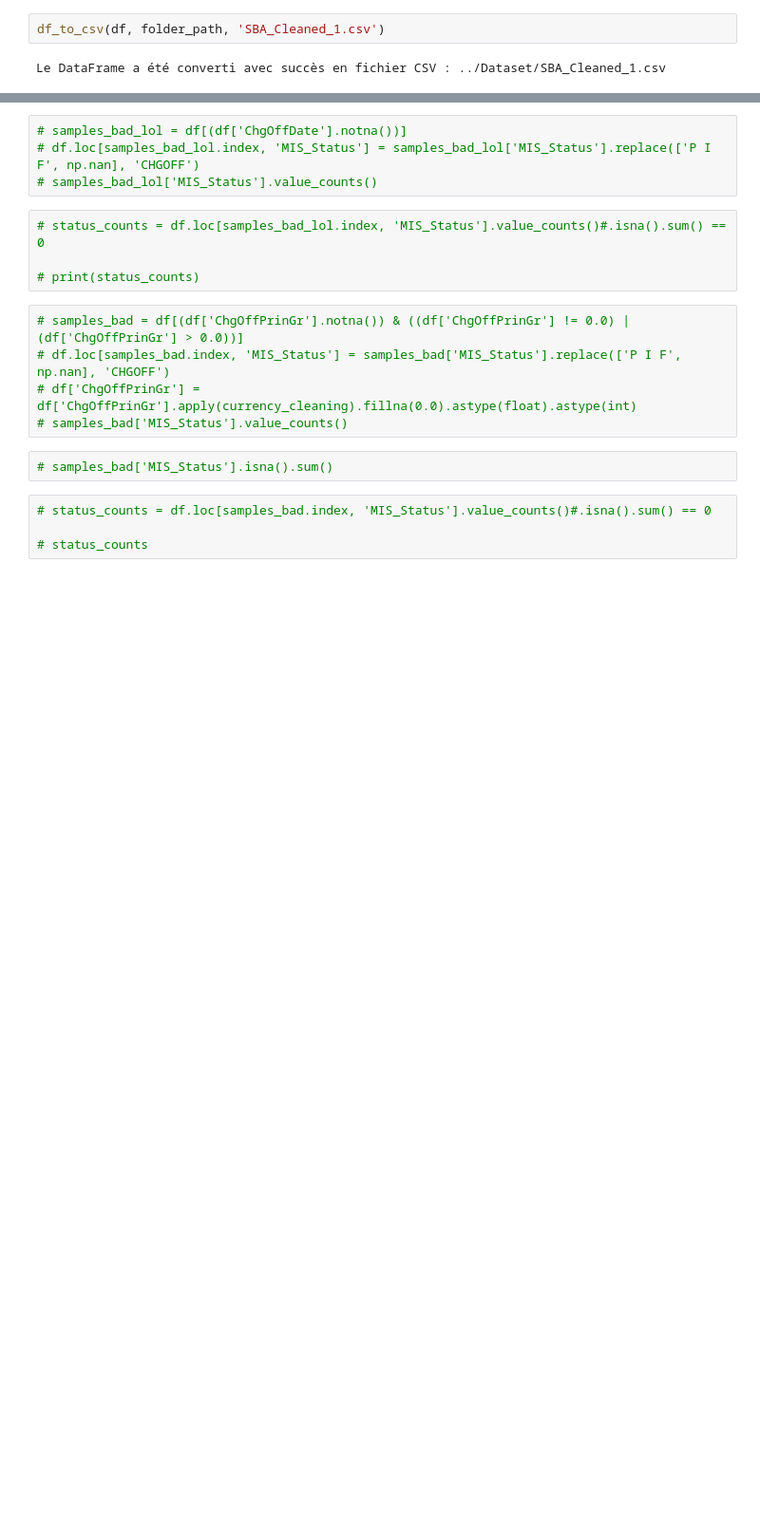
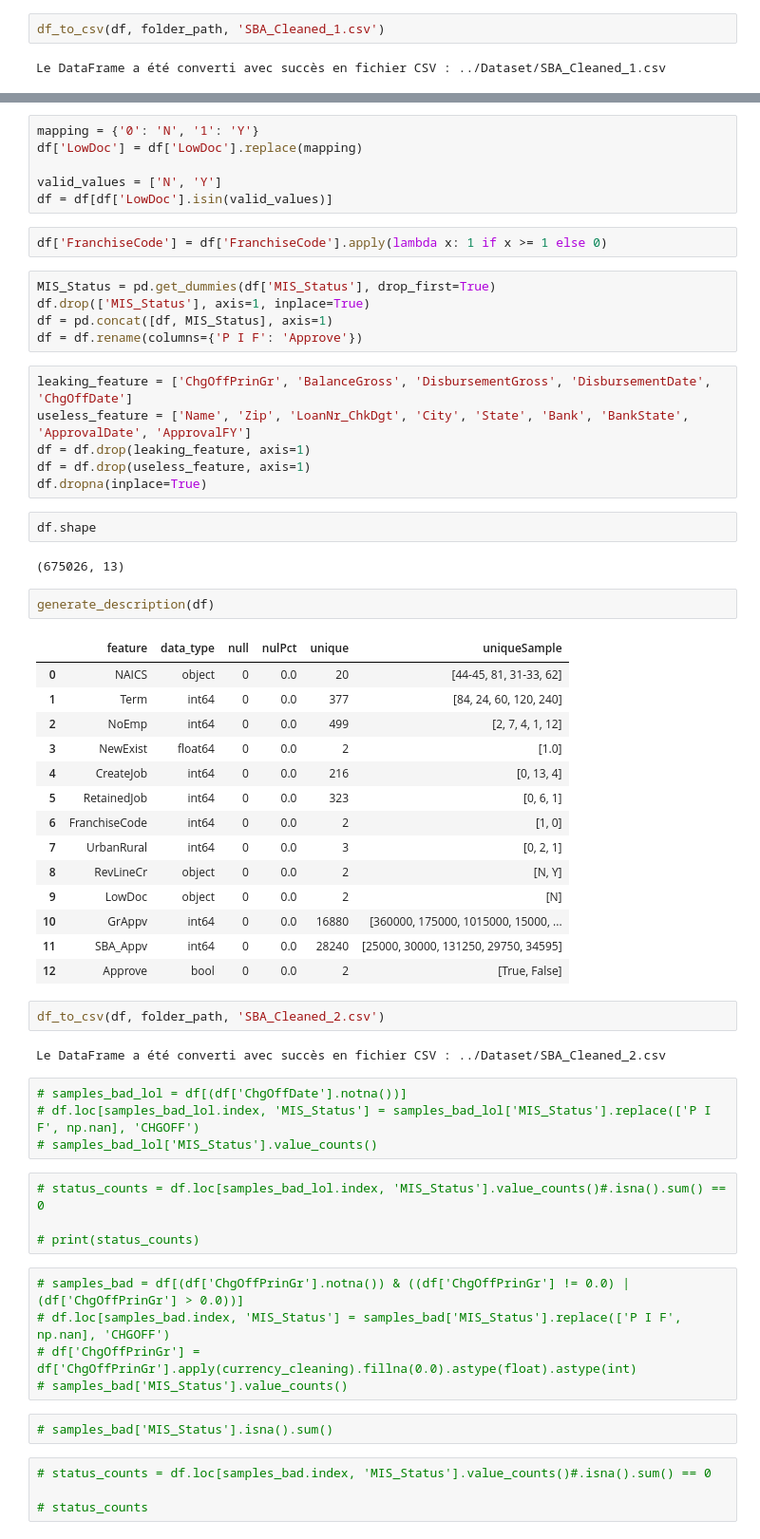
Before and after one commit to AFlo59/Model_pret, a Jupyter notebook: Model/Cleaning_gone_wrong.ipynb, the cells around one changed output, grey strips where cells are left out. Shown: that part at 95% size. Cells and saved outputs as stored; diff of their text form; blank space fills up the shorter version.

```diff
--- a/Model/Cleaning_gone_wrong.ipynb
+++ b/Model/Cleaning_gone_wrong.ipynb
@@ -217,3 +245,47 @@ Le DataFrame a été converti avec succès en fichier CSV : ../Dataset/SBA_Clean
+# %%
+mapping = {'0': 'N', '1': 'Y'}
+df['LowDoc'] = df['LowDoc'].replace(mapping)
+
+valid_values = ['N', 'Y']
+df = df[df['LowDoc'].isin(valid_values)]
+# %%
+df['FranchiseCode'] = df['FranchiseCode'].apply(lambda x: 1 if x >= 1 else 0)
+# %%
+MIS_Status = pd.get_dummies(df['MIS_Status'], drop_first=True)
+df.drop(['MIS_Status'], axis=1, inplace=True)
+df = pd.concat([df, MIS_Status], axis=1)
+df = df.rename(columns={'P I F': 'Approve'})
+# %%
+leaking_feature = ['ChgOffPrinGr', 'BalanceGross', 'DisbursementGross', 'DisbursementDate', 'ChgOffDate']
+useless_feature = ['Name', 'Zip', 'LoanNr_ChkDgt', 'City', 'State', 'Bank', 'BankState', 'ApprovalDate', 'ApprovalFY']
+df = df.drop(leaking_feature, axis=1)
+df = df.drop(useless_feature, axis=1)
+df.dropna(inplace=True)
+# %%
+df.shape
+# %% [output]
+(675026, 13)
+# %%
+generate_description(df)
+# %% [output]
+|  | feature | data_type | null | nulPct | unique | uniqueSample |
+| 0 | NAICS | object | 0 | 0.0 | 20 | [44-45, 81, 31-33, 62] |
+| 1 | Term | int64 | 0 | 0.0 | 377 | [84, 24, 60, 120, 240] |
+| 2 | NoEmp | int64 | 0 | 0.0 | 499 | [2, 7, 4, 1, 12] |
+| 3 | NewExist | float64 | 0 | 0.0 | 2 | [1.0] |
+| 4 | CreateJob | int64 | 0 | 0.0 | 216 | [0, 13, 4] |
+| 5 | RetainedJob | int64 | 0 | 0.0 | 323 | [0, 6, 1] |
+| 6 | FranchiseCode | int64 | 0 | 0.0 | 2 | [1, 0] |
+| 7 | UrbanRural | int64 | 0 | 0.0 | 3 | [0, 2, 1] |
+| 8 | RevLineCr | object | 0 | 0.0 | 2 | [N, Y] |
+| 9 | LowDoc | object | 0 | 0.0 | 2 | [N] |
+| 10 | GrAppv | int64 | 0 | 0.0 | 16880 | [360000, 175000, 1015000, 15000, ... |
+| 11 | SBA_Appv | int64 | 0 | 0.0 | 28240 | [25000, 30000, 131250, 29750, 34595] |
+| 12 | Approve | bool | 0 | 0.0 | 2 | [True, False] |
+# %%
+df_to_csv(df, folder_path, 'SBA_Cleaned_2.csv')
+# %% [output]
+Le DataFrame a été converti avec succès en fichier CSV : ../Dataset/SBA_Cleaned_2.csv
 # %%
 # samples_bad_lol = df[(df['ChgOffDate'].notna())]
 # df.loc[samples_bad_lol.index, 'MIS_Status'] = samples_bad_lol['MIS_Status'].replace(['P I F', np.nan], 'CHGOFF')
```
Also changed, not shown: parts of 11 cells of this notebook, 2 other files.
